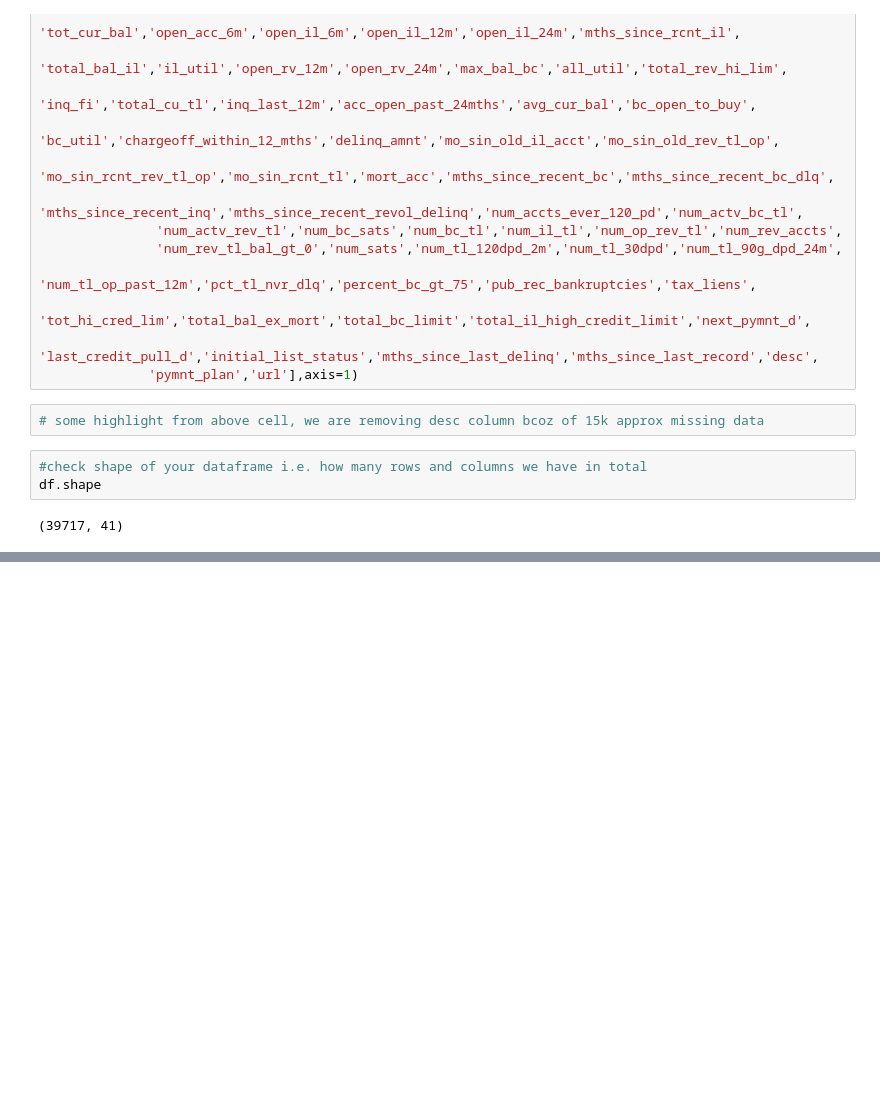
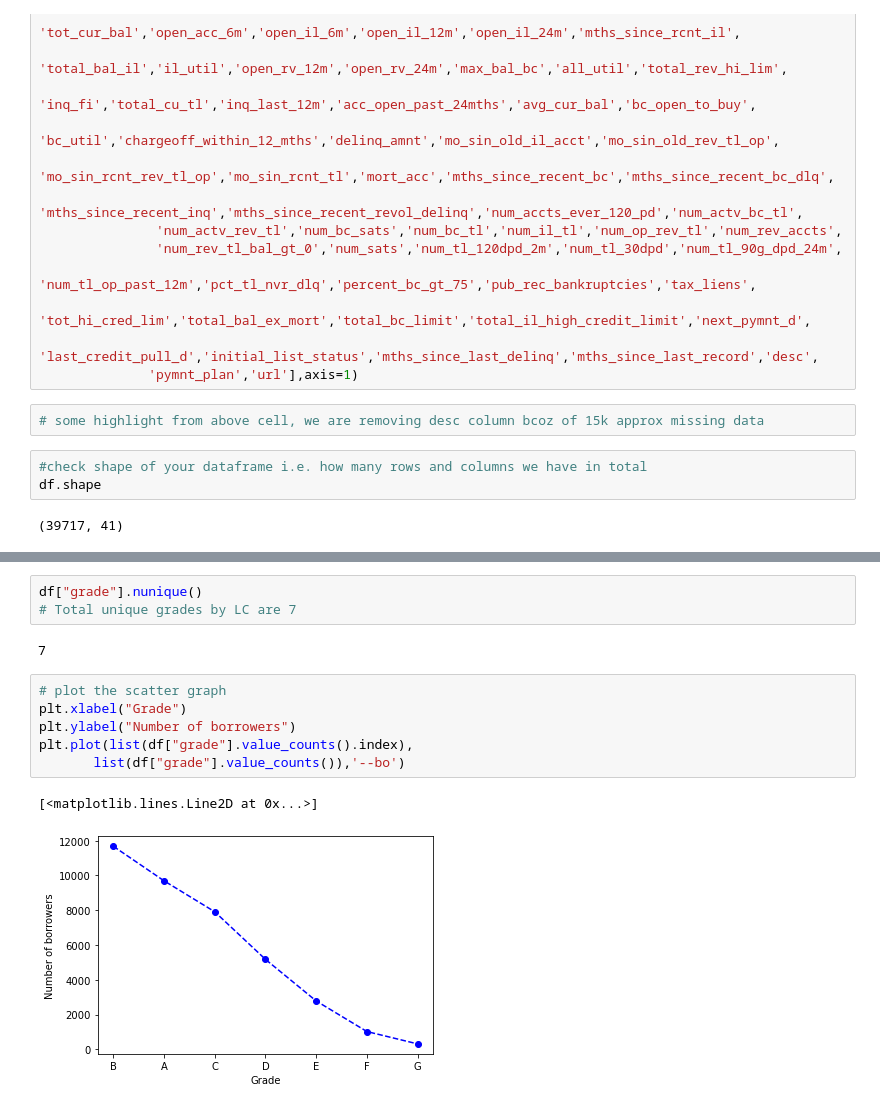
Before and after one commit to MrRobo-t/lending-case-study, a Jupyter notebook: Gaurav_Malhotra.ipynb, the cells around one changed output, grey strips where cells are left out. Saved outputs shown, nothing was run; the diff lists cells and outputs as text; blank space fills up the shorter version.

```diff
--- a/Gaurav_Malhotra.ipynb
+++ b/Gaurav_Malhotra.ipynb
@@ -111,0 +261,14 @@ df["loan_amnt"].nunique()
+# %%
+df["grade"].nunique()
+# Total unique grades by LC are 7
+# %% [output]
+7
+# %%
+# plot the scatter graph
+plt.xlabel("Grade")
+plt.ylabel("Number of borrowers")
+plt.plot(list(df["grade"].value_counts().index),
+       list(df["grade"].value_counts()),'--bo')
+# %% [output]
+[<matplotlib.lines.Line2D at 0x...>]
+[figure, added]
```
Also changed, not shown: parts of 44 cells of this notebook.
